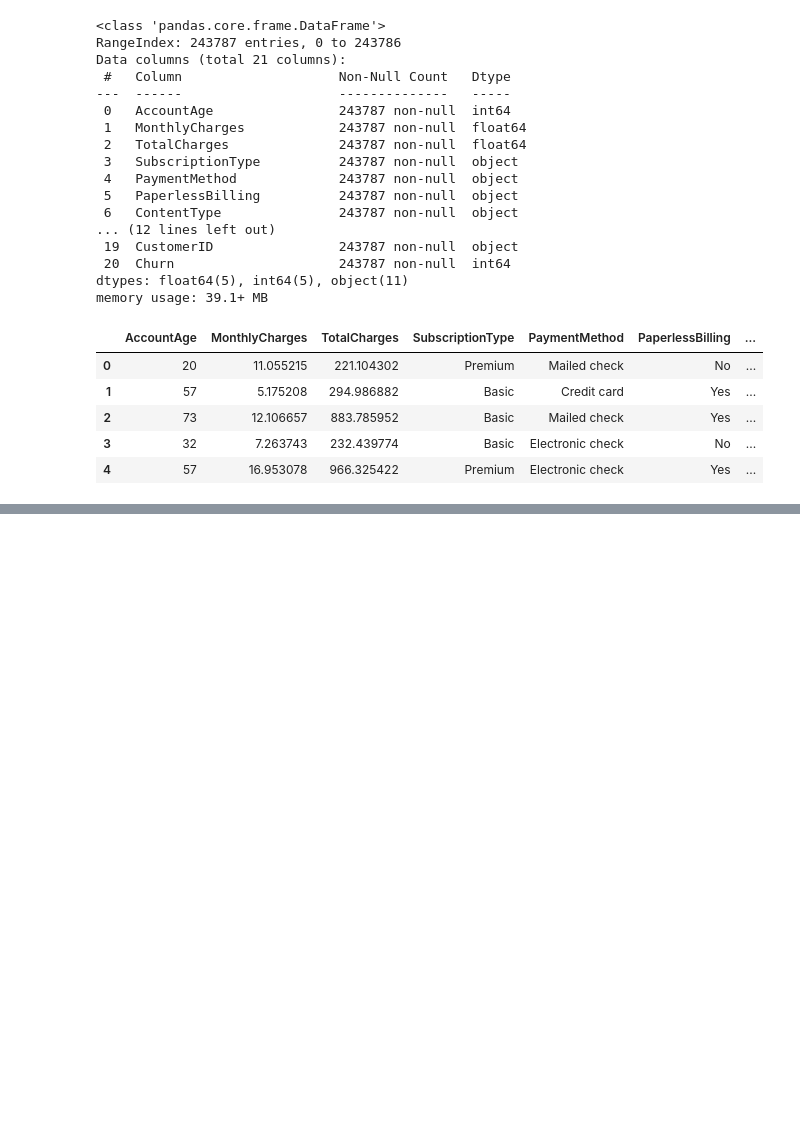
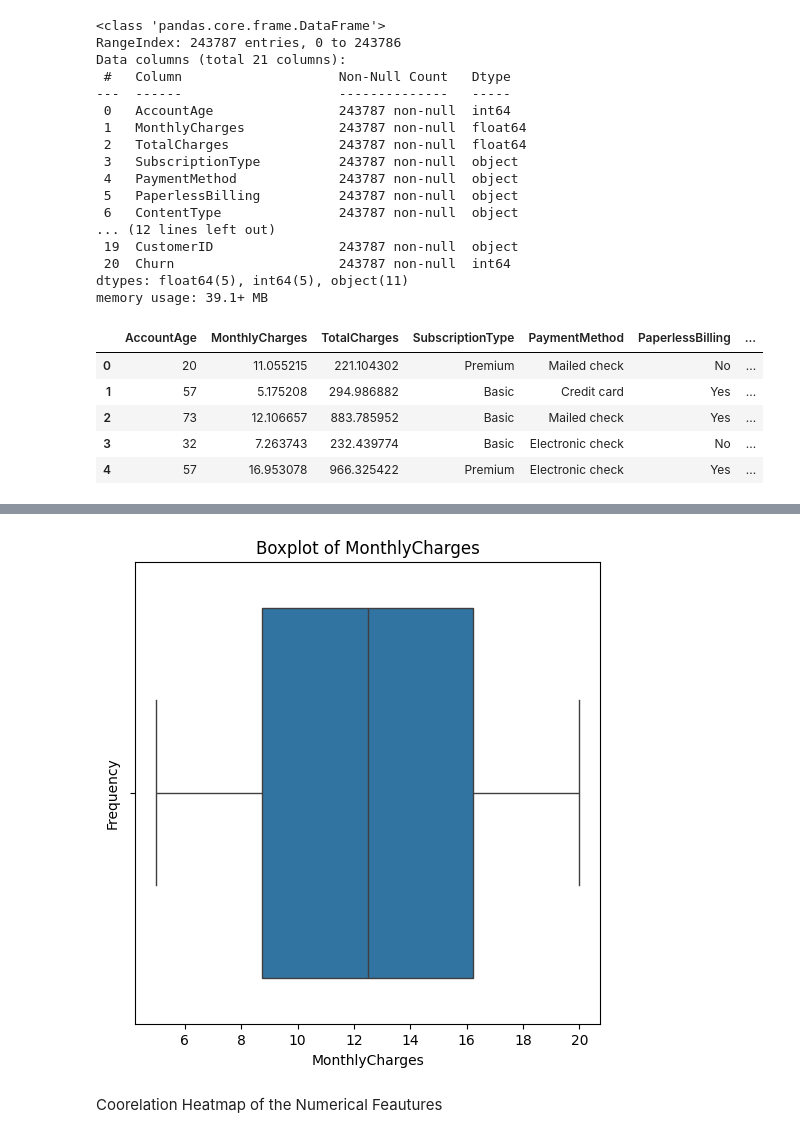
Before and after one commit to Vickayo04/Machine_Learning-Projects, a Jupyter notebook: ChurnPrediction_Challenge.ipynb, the cells around one changed output, grey strips where cells are left out. Drawn from its saved outputs; the diff is of its cells as text; code cells hidden in the pictures; blank space fills up the shorter version.

```diff
--- a/ChurnPrediction_Challenge.ipynb
+++ b/ChurnPrediction_Challenge.ipynb
@@ -67,0 +153,6 @@ for
+# %%
+plot_boxplot(df, 'MonthlyCharges')
+# %% [output]
+[figure, added]
+# %% [markdown]
+Coorelation Heatmap of the Numerical Feautures
```
Also changed, not shown: parts of 16 cells of this notebook.
